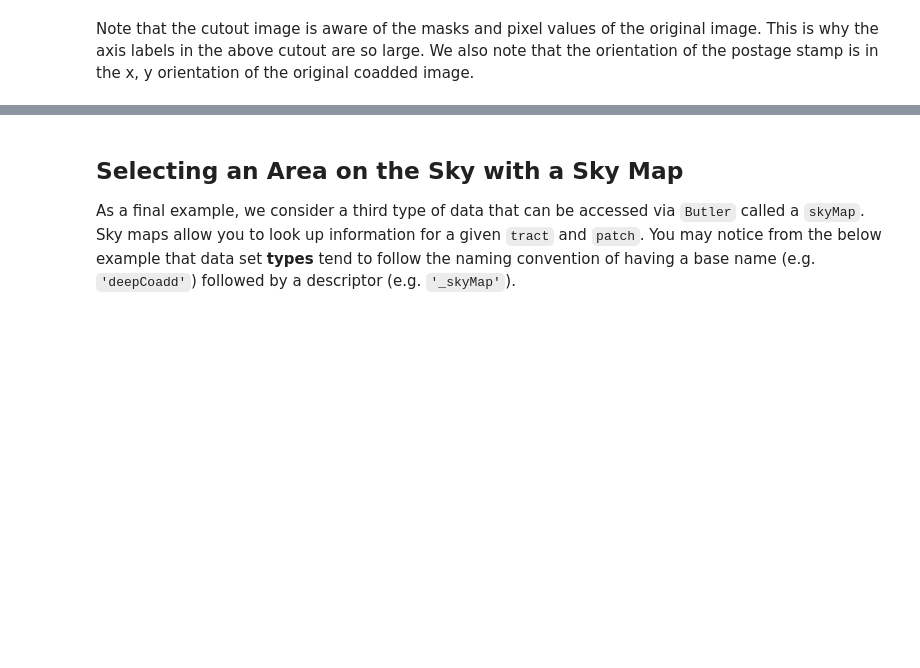
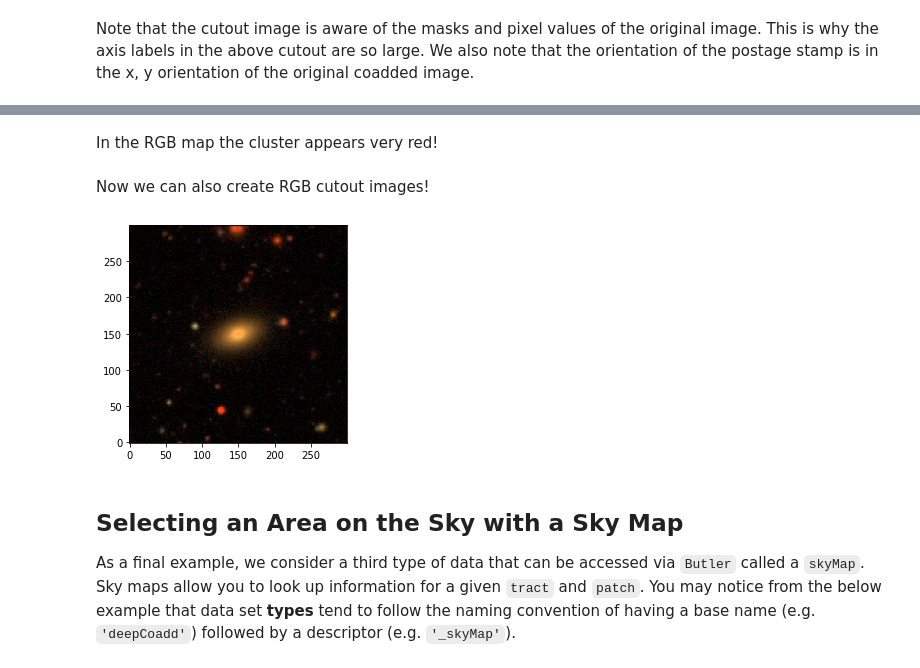
Before and after one commit to LSSTScienceCollaborations/StackClub, a Jupyter notebook: Basics/ButlerTutorial.ipynb, the cells around one changed output, grey strips where cells are left out. Drawn from its saved outputs; the diff is of its cells as text; code cells hidden in the pictures; blank space fills up the shorter version.

```diff
--- a/Basics/ButlerTutorial.ipynb
+++ b/Basics/ButlerTutorial.ipynb
@@ -147,3 +304,21 @@ Note that the cutout image is aware of the masks and pixel values of the origina
+# %% [markdown]
+In the RGB map the cluster appears very red!
+# %% [markdown]
+Now we can also create RGB cutout images!
+# %%
+if dataset == 'DC2':
+
+    rgb_im = rgb.makeRGB(*(exposures[bandpass_color_map[color]].getCutout(radec, cutout_extent).getMaskedImage().getImage()
+                           for color in ('red', 'green', 'blue')), Q=8, dataRange=1.0,
+                           xSize=None, ySize=None)
+
+    rgb.displayRGB(rgb_im)
+
+else:
+
+    print('Sorry, it looks as though this section only works for the DC2 data set.')
+# %% [output]
+[figure, added]
 # %% [markdown]
 ## Selecting an Area on the Sky with a Sky Map
 
```
Also changed, not shown: parts of 28 cells of this notebook.
